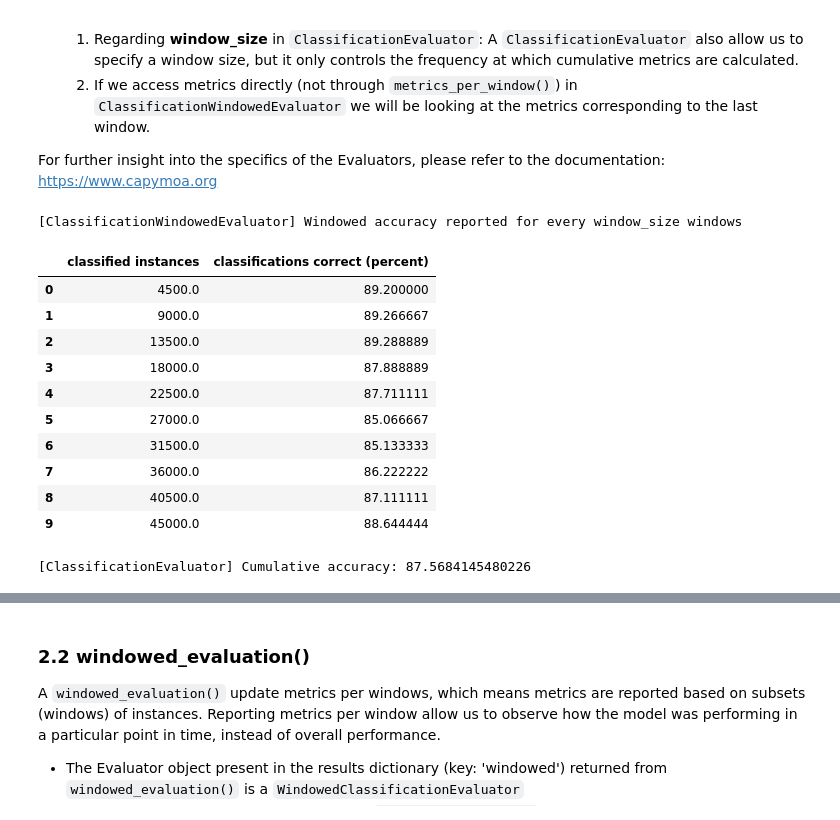
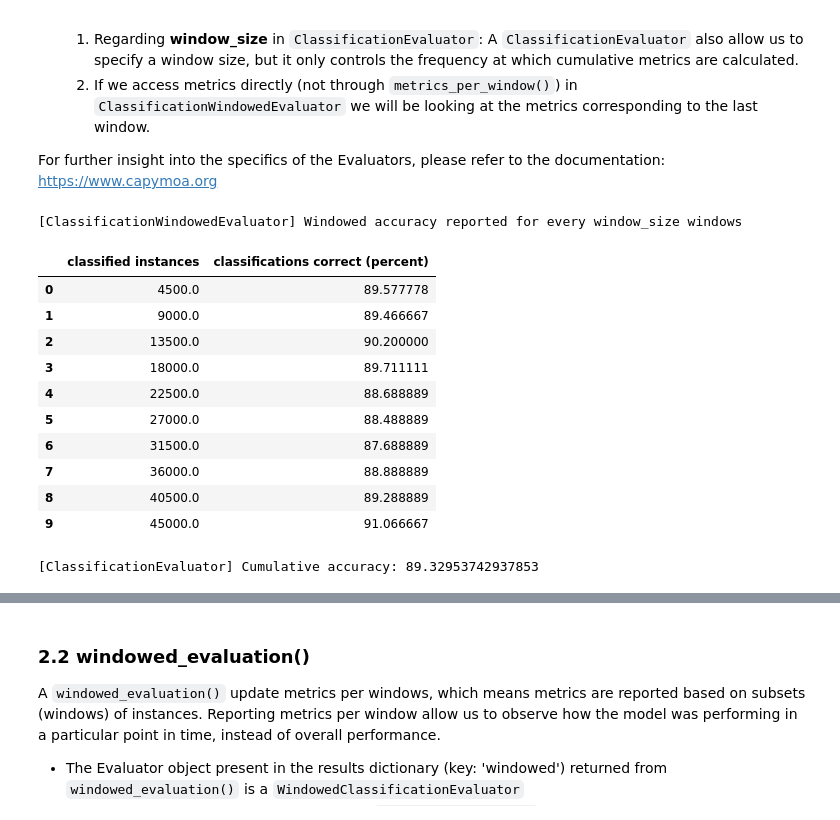
Before and after one commit to adaptive-machine-learning/CapyMOA, a Jupyter notebook: notebooks/01_evaluation.ipynb, the cells around one changed output, grey strips where cells are left out. Saved outputs shown, nothing was run; the diff lists cells and outputs as text; code cells hidden in the pictures.

```diff
--- a/notebooks/01_evaluation.ipynb
+++ b/notebooks/01_evaluation.ipynb
@@ -35,47 +29,47 @@ csv_fried_path = '../data/fried.csv'
 
 For further insight into the specifics of the Evaluators, please refer to the documentation: https://www.capymoa.org
 # %%
-from capymoa.stream import stream_from_file
+from capymoa.datasets import Electricity
 from capymoa.evaluation import ClassificationWindowedEvaluator, ClassificationEvaluator
 from capymoa.classifier import AdaptiveRandomForestClassifier
 
-stream = stream_from_file(path_to_csv_or_arff=csv_elec_path)
+stream = Electricity()
 
 ARF = AdaptiveRandomForestClassifier(schema=stream.get_schema(), ensemble_size=10)
 
 # The window_size in ClassificationWindowedEvaluator specifies the amount of instances used per evaluation
 windowedEvaluatorARF = ClassificationWindowedEvaluator(schema=stream.get_schema(), window_size=4500)
 # The window_size ClassificationEvaluator just specifies the frequency at which the cumulative metrics are stored
 classificationEvaluatorARF = ClassificationEvaluator(schema=stream.get_schema(), window_size=4500)
 
 while stream.has_more_instances():
     instance = stream.next_instance()
     prediction = ARF.predict(instance)
     windowedEvaluatorARF.update(instance.y_index, prediction)
     classificationEvaluatorARF.update(instance.y_index, prediction)
     ARF.train(instance)
 
 # Showing only the 'classifications correct (percent)' (i.e. accuracy)
 print(f'[ClassificationWindowedEvaluator] Windowed accuracy reported for every window_size windows')
 display(windowedEvaluatorARF.metrics_per_window()[['classified instances','classifications correct (percent)']])
 
 print(f'[ClassificationEvaluator] Cumulative accuracy: {classificationEvaluatorARF.accuracy()}')
 # We could report the cumulative accuracy every window_size instances with the following code, but that is normally not very insightful.
 # display(classificationEvaluatorARF.metrics_per_window()[['classified instances','classifications correct (percent)']])
 # %% [output]
 [ClassificationWindowedEvaluator] Windowed accuracy reported for every window_size windows
 |  | classified instances | classifications correct (percent) |
-| 0 | 4500.0 | 89.200000 |
-| 1 | 9000.0 | 89.266667 |
-| 2 | 13500.0 | 89.288889 |
-| 3 | 18000.0 | 87.888889 |
-| 4 | 22500.0 | 87.711111 |
-| 5 | 27000.0 | 85.066667 |
-| 6 | 31500.0 | 85.133333 |
-| 7 | 36000.0 | 86.222222 |
-| 8 | 40500.0 | 87.111111 |
-| 9 | 45000.0 | 88.644444 |
+| 0 | 4500.0 | 89.577778 |
+| 1 | 9000.0 | 89.466667 |
+| 2 | 13500.0 | 90.200000 |
+| 3 | 18000.0 | 89.711111 |
+| 4 | 22500.0 | 88.688889 |
+| 5 | 27000.0 | 88.488889 |
+| 6 | 31500.0 | 87.688889 |
+| 7 | 36000.0 | 88.888889 |
+| 8 | 40500.0 | 89.288889 |
+| 9 | 45000.0 | 91.066667 |
-[ClassificationEvaluator] Cumulative accuracy: 87.5684145480226
+[ClassificationEvaluator] Cumulative accuracy: 89.32953742937853
 # %% [markdown]
 ## 2. High-level evaluation functions
 
```
Also changed, not shown: parts of 13 cells of this notebook, 11 other files.
